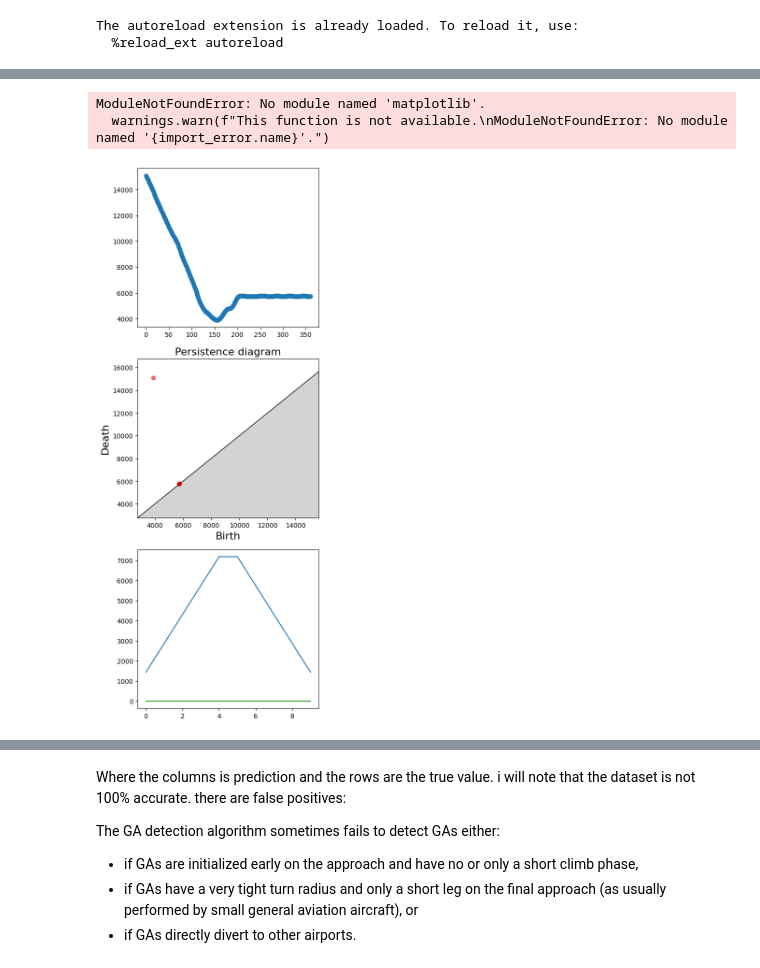
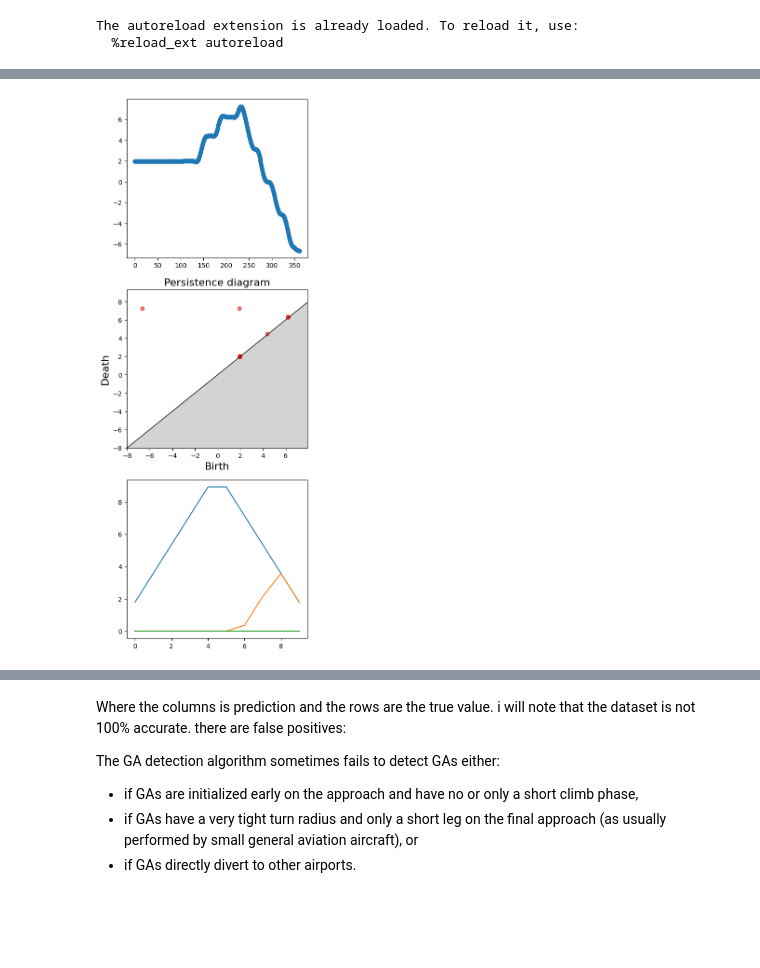
Before and after one commit to tobbensol/masters-thesis, a Jupyter notebook: cyclic dataset pediction.ipynb, the cells around one changed output, grey strips where cells are left out. Drawn from its saved outputs; the diff is of its cells as text; code cells hidden in the pictures; blank space fills up the shorter version.

Commit message:
added heading direction homology

```diff
--- a/cyclic dataset pediction.ipynb
+++ b/cyclic dataset pediction.ipynb
@@ -33,5 +33,6 @@ if simple:
 
 outside_data = data[:, 1:]
 # %%
-persistence, paths = flight_pers(flights)
+persistence, paths = flight_persistence(flights)
 sub_persistence, sub_paths = sublevelset_persistence(flights)
+heading_sub_persistence, heading_sub_paths = sublevelset_heading_persistence(flights)
@@ -130,40 +96,55 @@ n_landscapes = 3
 landscape = Landscape(resolution=resolution, num_landscapes=n_landscapes)
 landscapes = []
 sub_landscapes = []
+heading_sub_landscapes = []
 
 for i in persistence:
     landscapes.append(landscape.fit_transform([i]))
 for i in sub_persistence:
     sub_landscapes.append(landscape.fit_transform([i]))
+for i in heading_sub_persistence:
+    heading_sub_landscapes.append(landscape.fit_transform([i]))
 
 landscapes = np.array(landscapes)
 landscapes = landscapes.reshape(landscapes.shape[0], landscapes.shape[2])
 sub_landscapes = np.array(sub_landscapes)
 sub_landscapes = sub_landscapes.reshape(sub_landscapes.shape[0], sub_landscapes.shape[2])
+heading_sub_landscapes = np.array(heading_sub_landscapes)
+heading_sub_landscapes = heading_sub_landscapes.reshape(heading_sub_landscapes.shape[0], heading_sub_landscapes.shape[2])
 # %%
 diagram = 3001
 fig, axs = plt.subplots(3, 1, figsize=(5, 15))
 
-sub = True
+diagrams = []
+diagrams.append([
+    paths[diagram],
+    persistence[diagram],
+    landscapes[diagram]
+])
+diagrams.append([
+    sub_paths[diagram],
+    sub_persistence[diagram],
+    sub_landscapes[diagram]
+])
+diagrams.append([
+    heading_sub_paths[diagram],
+    heading_sub_persistence[diagram],
+    heading_sub_landscapes[diagram]
+])
 
-if sub:
-    path = sub_paths[diagram]
-    pers = sub_persistence[diagram]
-    landscape = sub_landscapes[diagram]
-else:
-    path = paths[diagram]
-    pers = persistence[diagram]
-    landscape = landscapes[diagram]
+i = 2
+
+path = diagrams[i][0]
+pers = diagrams[i][1]
+landscape = diagrams[i][2]
 
 axs[0].scatter(path[:, 0], path[:, 1])
 gudhi.persistence_graphical_tools.plot_persistence_diagram(pers, axes=axs[1])
 
 for i in range(n_landscapes):
     axs[2].plot(landscape[i*resolution:(i+1)*resolution])
 # %% [output]
-ModuleNotFoundError: No module named 'matplotlib'.
-  warnings.warn(f"This function is not available.\nModuleNotFoundError: No module named '{import_error.name}'.")
-[figure, old version]
+[figure, new version]
 # %%
  from sklearn.neighbors import KNeighborsClassifier, KNeighborsRegressor
 from sklearn.neural_network import MLPClassifier, MLPRegressor
```
Also changed, not shown: parts of 8 cells of this notebook, 3 other files.
